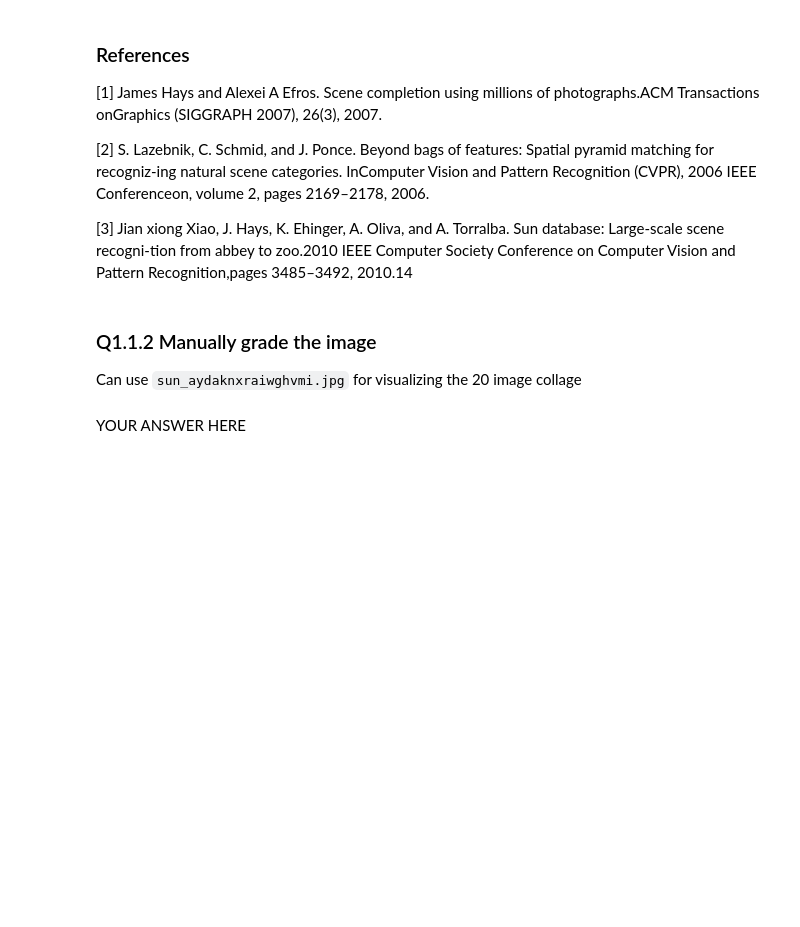
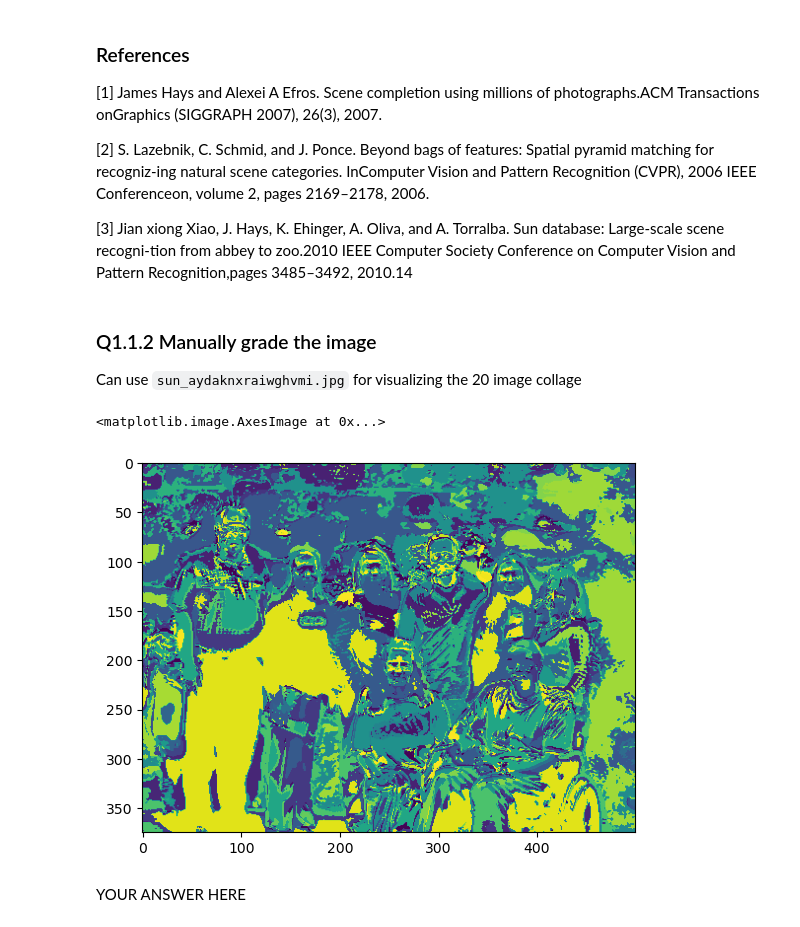
Before and after one commit to klammecr/16720-ComputerVision, a Jupyter notebook: hw2_v2/p1.ipynb, the cells around one changed output. Saved outputs shown, nothing was run; the diff lists cells and outputs as text; code cells hidden in the pictures; blank space fills up the shorter version.

```diff
--- a/hw2_v2/p1.ipynb
+++ b/hw2_v2/p1.ipynb
@@ -453,10 +336,22 @@ def get_visual_words(image, dictionary):
 
     h, w, _ = filter_responses.shape
     filter_responses = np.reshape(filter_responses, [-1, filter_responses.shape[-1]])
-    # ----- TODO -----
 
-    # YOUR CODE HERE
-    raise NotImplementedError()
+
+
+    # Instaniate the wordmap
+    wordmap = np.zeros((h, w))
+
+    # Calculate the distance of each pixel from the centroids
+    dist = scipy.spatial.distance.cdist(dictionary, filter_responses)
+
+    # Dist is a matrix of (number of centroids) x (Number of pixels)
+    # Take argmin down the row to see which visual word is the closest
+    closest_words = np.argmin(dist, axis = 0)
+
+    # Reshape to be an image
+    wordmap = np.reshape(closest_words, image.shape[0:2])
+
     return wordmap
 # %% [markdown]
 <font color="blue">Visualize three wordmaps of images from any one of the category. **Include these in your write-up, along with the original RGB images. Include some comments on these visualizations: do the “word” boundaries make sense to you?**. We have provided helper function to save and visualize the resulting wordmap in the util.py file. </font> They should look similar to the ones in Figure 6.
@@ -472,6 +367,16 @@ def get_visual_words(image, dictionary):
 ### Q1.1.2 Manually grade the image
 
 Can use `sun_aydaknxraiwghvmi.jpg` for visualizing the 20 image collage
+# %%
+img = cv2.imread("./data/aquarium/sun_aydaknxraiwghvmi.jpg")
+# Load the visual word dictionary
+visual_word_dict = np.load("dictionary.npy")
+visual_image = get_visual_words(img, visual_word_dict)
+
+plt.imshow(visual_image)
+# %% [output]
+<matplotlib.image.AxesImage at 0x...>
+[figure, added]
 # %% [markdown]
 YOUR ANSWER HERE
 # %% [markdown]
```
Also changed, not shown: parts of 7 cells of this notebook, 4 other files.
